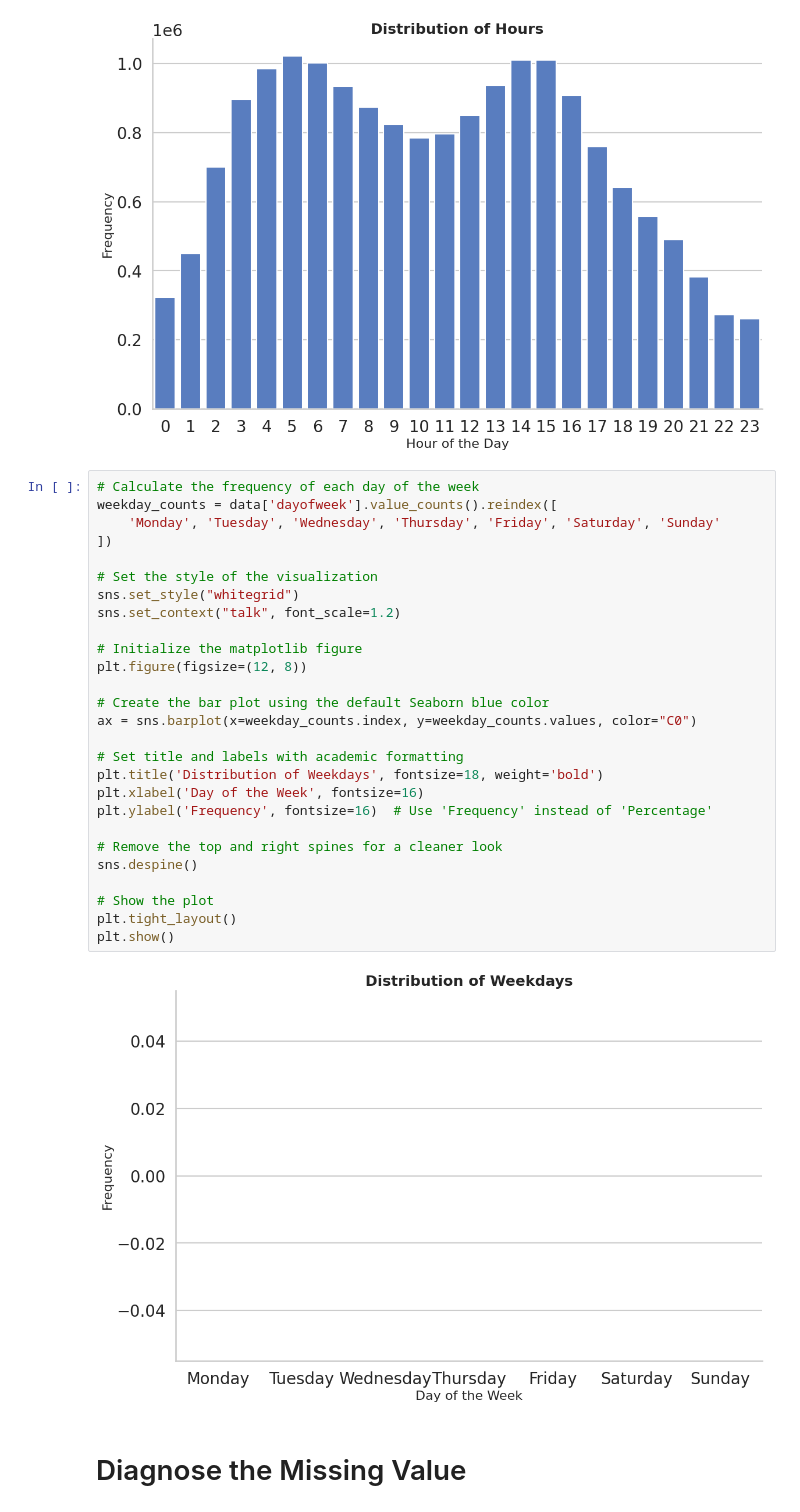
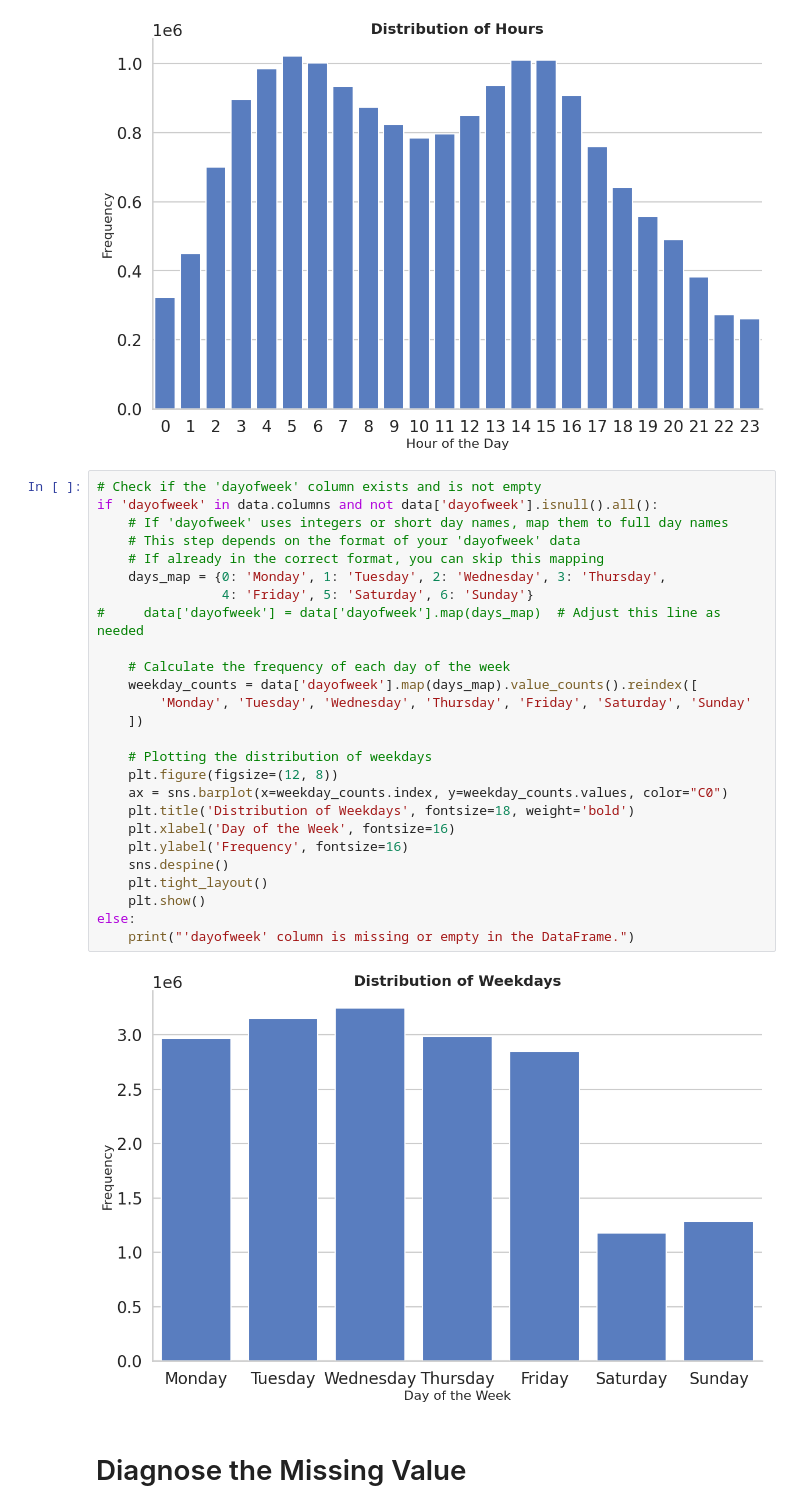
Before and after one commit to yutao-data/Data_Mining_SNCB, a Jupyter notebook: notebooks/sncb-eda-data-clean.ipynb, the cells around one changed output. Saved outputs shown, nothing was run; the diff lists cells and outputs as text.

Commit message:
Kaggle Notebook | SNCB EDA & Data Clean | Update Distribution of timestamps_UTC

```diff
--- a/notebooks/sncb-eda-data-clean.ipynb
+++ b/notebooks/sncb-eda-data-clean.ipynb
@@ -716,34 +714,33 @@ plt.show()
 # %% [output]
 [figure]
 # %%
-# Calculate the frequency of each day of the week
-weekday_counts = data['dayofweek'].value_counts().reindex([
-    'Monday', 'Tuesday', 'Wednesday', 'Thursday', 'Friday', 'Saturday', 'Sunday'
-])
+# Check if the 'dayofweek' column exists and is not empty
+if 'dayofweek' in data.columns and not data['dayofweek'].isnull().all():
+    # If 'dayofweek' uses integers or short day names, map them to full day names
+    # This step depends on the format of your 'dayofweek' data
+    # If already in the correct format, you can skip this mapping
+    days_map = {0: 'Monday', 1: 'Tuesday', 2: 'Wednesday', 3: 'Thursday',
+                4: 'Friday', 5: 'Saturday', 6: 'Sunday'}
+#     data['dayofweek'] = data['dayofweek'].map(days_map)  # Adjust this line as needed
 
-# Set the style of the visualization
-sns.set_style("whitegrid")
-sns.set_context("talk", font_scale=1.2)
+    # Calculate the frequency of each day of the week
+    weekday_counts = data['dayofweek'].map(days_map).value_counts().reindex([
+        'Monday', 'Tuesday', 'Wednesday', 'Thursday', 'Friday', 'Saturday', 'Sunday'
+    ])
 
-# Initialize the matplotlib figure
-plt.figure(figsize=(12, 8))
-
-# Create the bar plot using the default Seaborn blue color
-ax = sns.barplot(x=weekday_counts.index, y=weekday_counts.values, color="C0")
-
-# Set title and labels with academic formatting
-plt.title('Distribution of Weekdays', fontsize=18, weight='bold')
-plt.xlabel('Day of the Week', fontsize=16)
-plt.ylabel('Frequency', fontsize=16)  # Use 'Frequency' instead of 'Percentage'
-
-# Remove the top and right spines for a cleaner look
-sns.despine()
-
-# Show the plot
-plt.tight_layout()
-plt.show()
+    # Plotting the distribution of weekdays
+    plt.figure(figsize=(12, 8))
+    ax = sns.barplot(x=weekday_counts.index, y=weekday_counts.values, color="C0")
+    plt.title('Distribution of Weekdays', fontsize=18, weight='bold')
+    plt.xlabel('Day of the Week', fontsize=16)
+    plt.ylabel('Frequency', fontsize=16)
+    sns.despine()
+    plt.tight_layout()
+    plt.show()
+else:
+    print("'dayofweek' column is missing or empty in the DataFrame.")
 # %% [output]
-[figure, old version]
+[figure, new version]
 # %% [markdown]
 # Diagnose the Missing Value
 # %%
```
Also changed, not shown: parts of 11 cells of this notebook.
